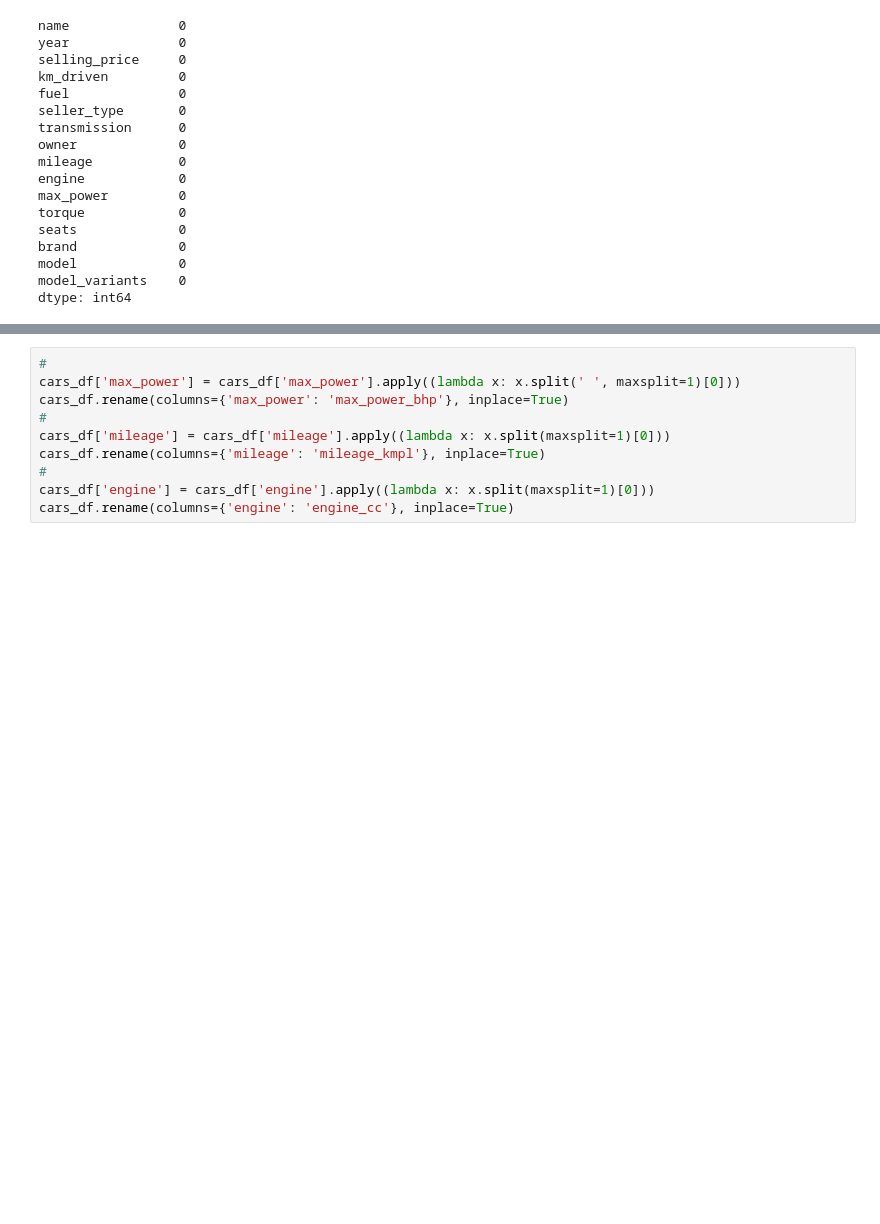
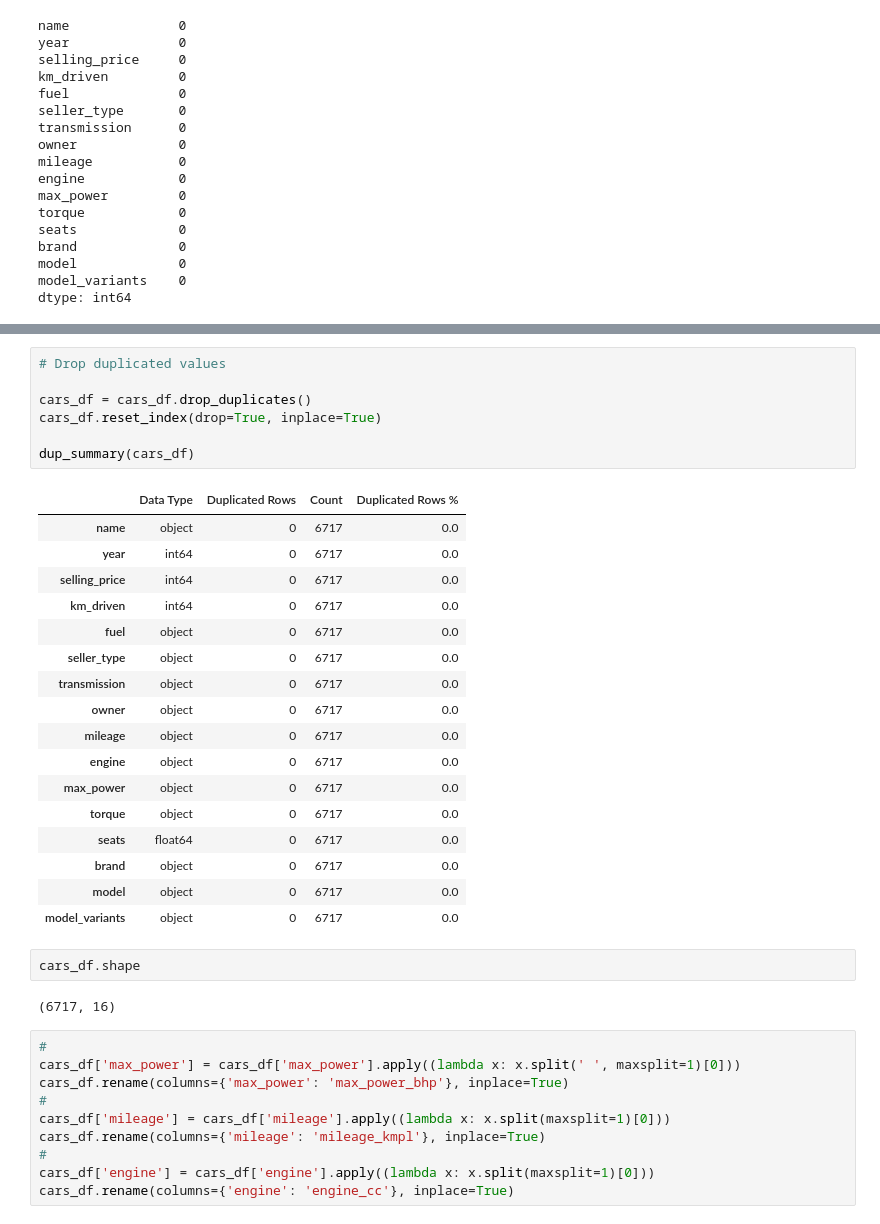
Before and after one commit to forsterboy/DS_final_project, a Jupyter notebook: cars_eda_analysis.ipynb, the cells around one changed output, grey strips where cells are left out. Drawn from its saved outputs; the diff is of its cells as text; blank space fills up the shorter version.

```diff
--- a/cars_eda_analysis.ipynb
+++ b/cars_eda_analysis.ipynb
@@ -83,3 +124,32 @@ dtype: int64
+# %%
+# Drop duplicated values
+
+cars_df = cars_df.drop_duplicates()
+cars_df.reset_index(drop=True, inplace=True)
+
+dup_summary(cars_df)
+# %% [output]
+|  | Data Type | Duplicated Rows | Count | Duplicated Rows % |
+| name | object | 0 | 6717 | 0.0 |
+| year | int64 | 0 | 6717 | 0.0 |
+| selling_price | int64 | 0 | 6717 | 0.0 |
+| km_driven | int64 | 0 | 6717 | 0.0 |
+| fuel | object | 0 | 6717 | 0.0 |
+| seller_type | object | 0 | 6717 | 0.0 |
+| transmission | object | 0 | 6717 | 0.0 |
+| owner | object | 0 | 6717 | 0.0 |
+| mileage | object | 0 | 6717 | 0.0 |
+| engine | object | 0 | 6717 | 0.0 |
+| max_power | object | 0 | 6717 | 0.0 |
+| torque | object | 0 | 6717 | 0.0 |
+| seats | float64 | 0 | 6717 | 0.0 |
+| brand | object | 0 | 6717 | 0.0 |
+| model | object | 0 | 6717 | 0.0 |
+| model_variants | object | 0 | 6717 | 0.0 |
+# %%
+cars_df.shape
+# %% [output]
+(6717, 16)
 # %%
 #
 cars_df['max_power'] = cars_df['max_power'].apply((lambda x: x.split(' ', maxsplit=1)[0]))
```
Also changed, not shown: parts of 10 cells of this notebook, 2 other files.
